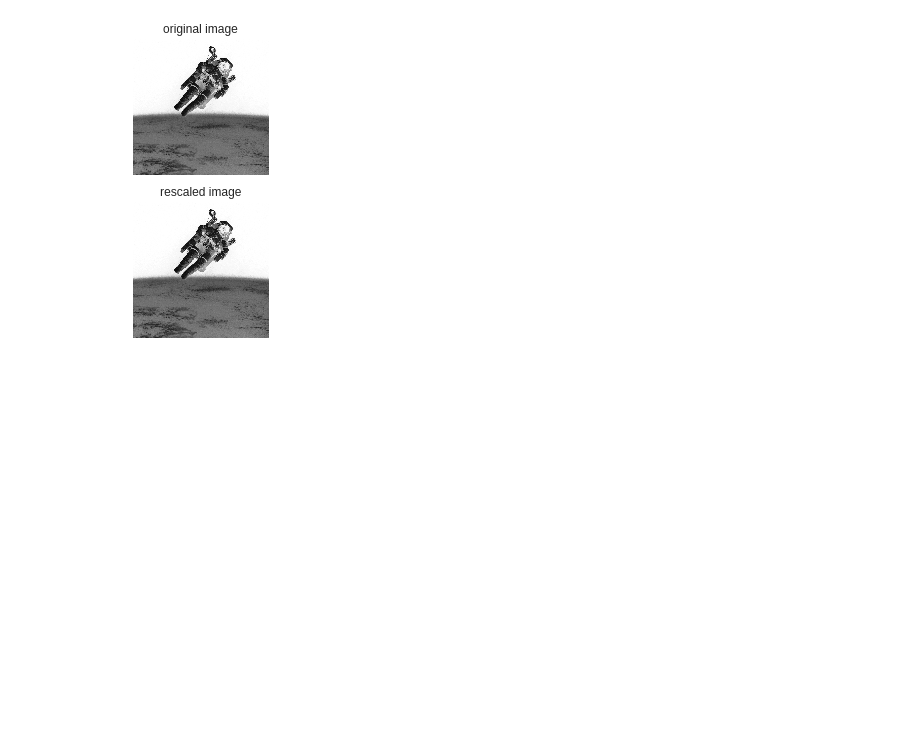
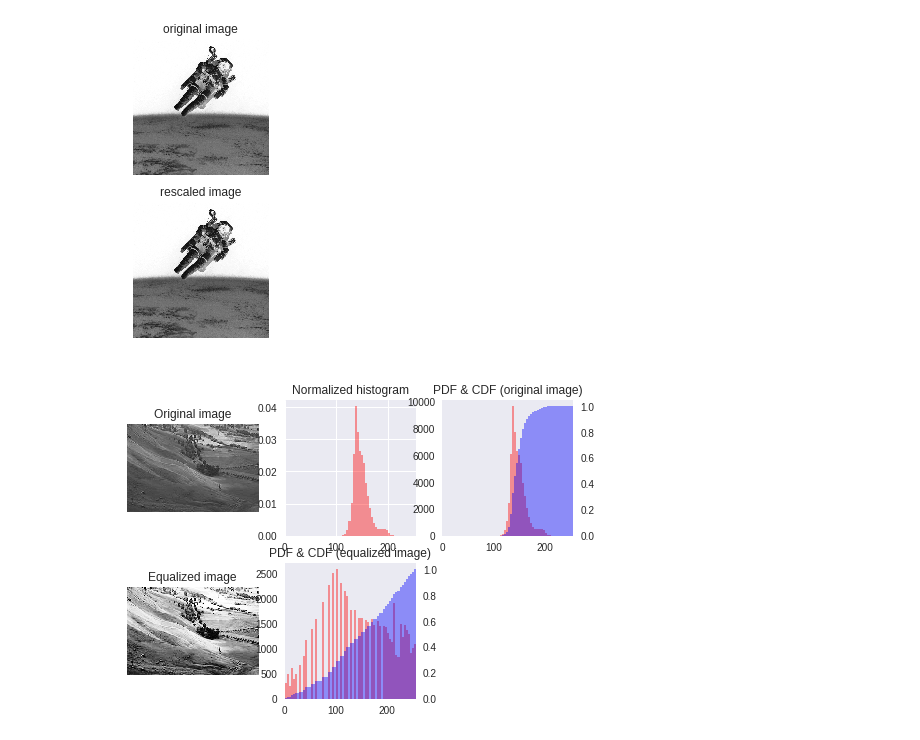
Before and after one commit to saadkattan/python-visualization, a Jupyter notebook: images.ipynb, the cells around one changed output. Cells and saved outputs as stored; diff of their text form; code cells hidden in the pictures; blank space fills up the shorter version.

```diff
--- a/images.ipynb
+++ b/images.ipynb
@@ -112,3 +117,56 @@ plt.show()
 The smallest & largest pixel intensities are 0 & 254.
 The rescaled smallest & largest pixel intensities are 0.00 & 256.00.
 [figure]
+# %%
+Unequalized = plt.imread("/content/drive/My Drive/Colab Notebooks/python-visualization/Unequalized.jpg")
+# %%
+# Display image in top subplot using color map 'gray'
+plt.subplot(2,3,1)
+plt.title('Original image')
+plt.axis('off')
+plt.imshow(Unequalized, cmap="gray")
+# Flatten the image into 1 dimension: pixels
+pixels = Unequalized.flatten()
+# Display a histogram of the pixels in the bottom subplot
+plt.subplot(2,3,2)
+plt.xlim((0,255))
+plt.title('Normalized histogram')
+plt.hist(pixels, bins=64, range= (0,256),normed=True , color = 'red', alpha = 0.4)
+
+plt.subplot(2,3,3)
+pdf = plt.hist(pixels, bins=64, range=(0,256), normed=False, color='red', alpha=0.4)
+plt.grid('off')
+# Use plt.twinx() to overlay the CDF in the bottom subplot
+plt.twinx()
+# Display a cumulative histogram of the pixels
+cdf, bins, patches = plt.hist(pixels, bins=64, range=(0,256),normed=True, cumulative=True, color='blue', alpha=0.4)
+# Specify x-axis range, hide axes, add title and display plot
+plt.xlim((0,256))
+plt.grid('off')
+plt.title('PDF & CDF (original image)')
+
+plt.subplot(2,3,4)
+new_pixels = np.interp(pixels, bins[:-1], cdf*255)
+# Reshape new_pixels as a 2-D array: new_image
+new_image = new_pixels.reshape(Unequalized.shape)
+plt.title('Equalized image')
+plt.axis('off')
+plt.imshow(new_image, cmap = 'gray')
+
+# Generate a histogram of the new pixels
+plt.subplot(2,3,5)
+pdf1 = plt.hist(new_pixels, bins=64, range=(0,256), normed=False, color='red', alpha=0.4)
+plt.grid('off')
+plt.twinx()
+plt.xlim((0,256))
+plt.grid('off')
+# Add title
+plt.title('PDF & CDF (equalized image)')
+# Generate a cumulative histogram of the new pixels
+cdf1 = plt.hist(new_pixels, bins=64, range=(0,256),
+               cumulative=True, normed=True,
+               color='blue', alpha=0.4)
+# Display the plot
+plt.show()
+# %% [output]
+[figure, added]
```
Also changed, not shown: parts of 6 cells of this notebook.
